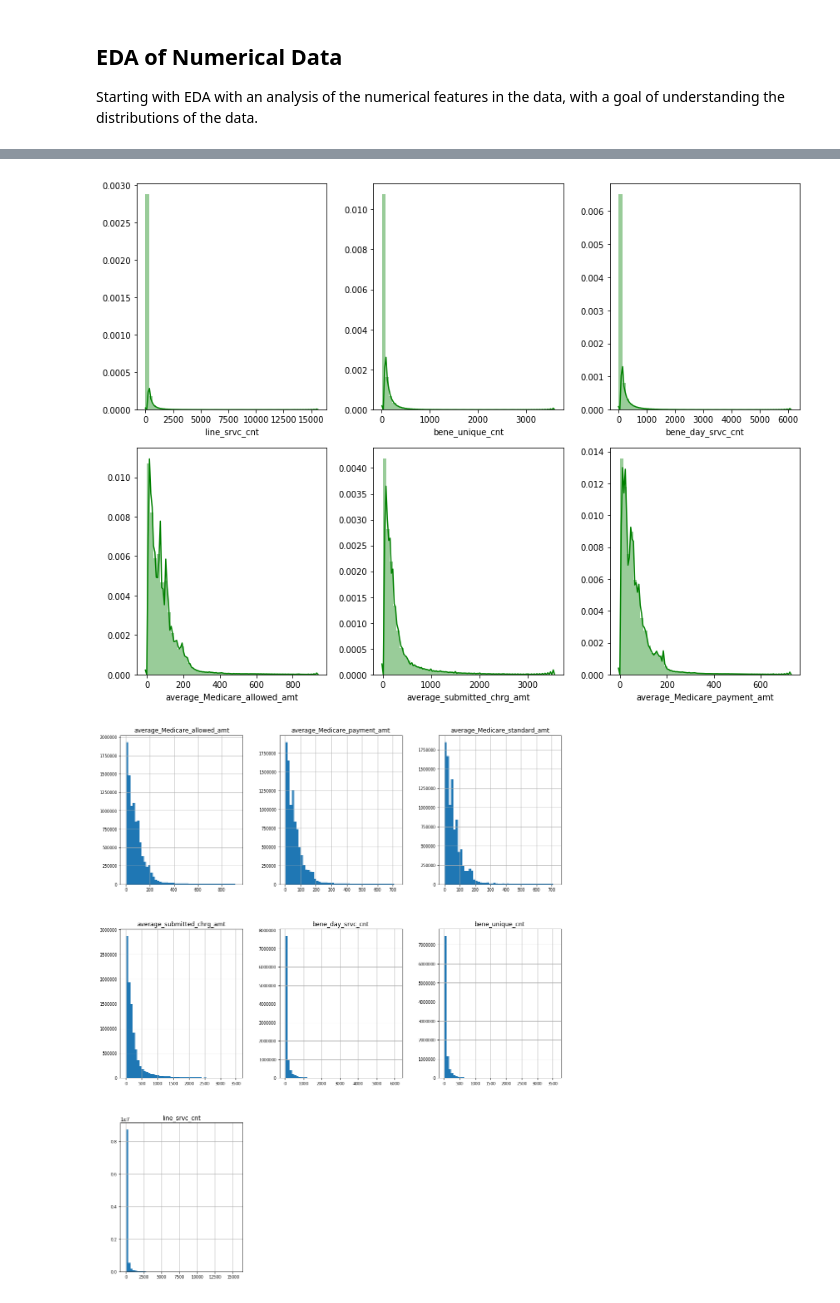
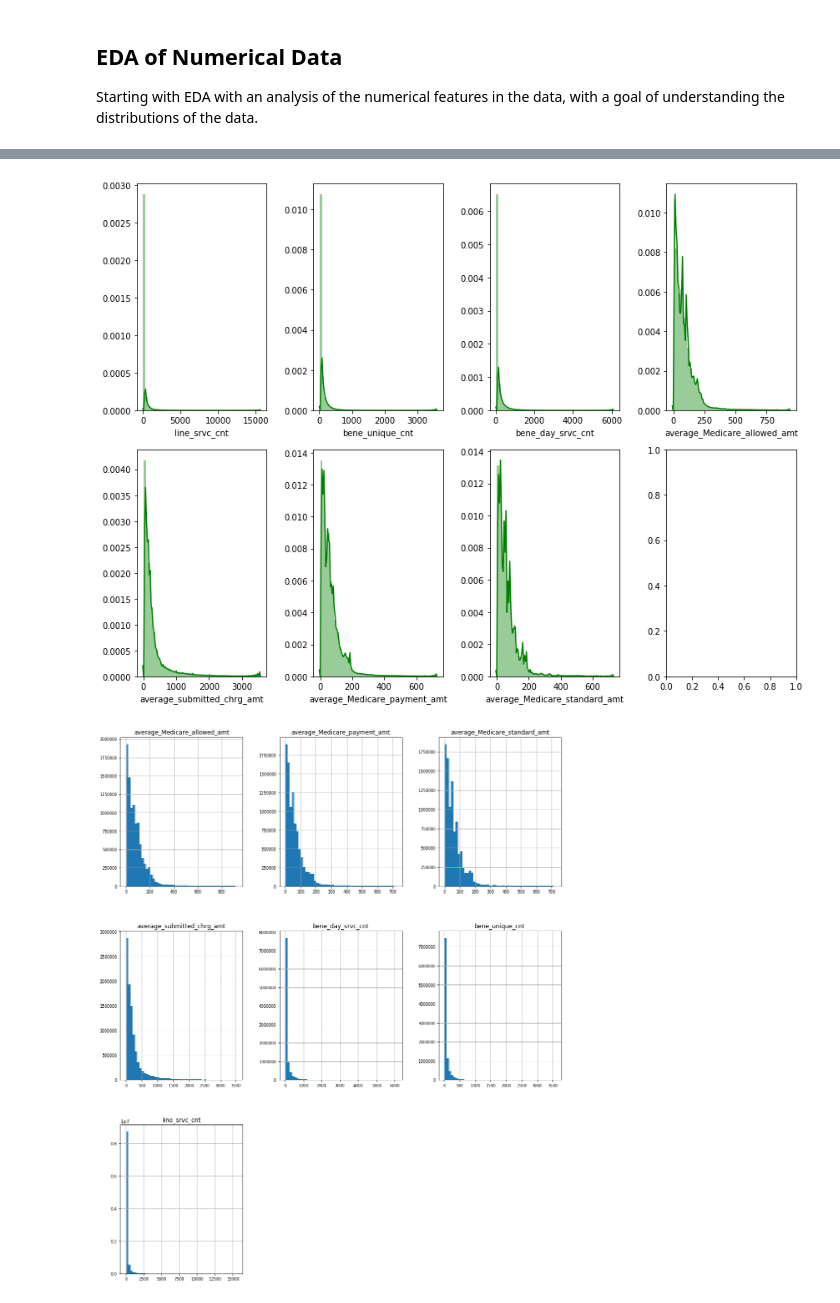
Before and after one commit to cmarshall1999/308Project1, a Jupyter notebook: Project1-EDA.ipynb, the cells around one changed output, grey strips where cells are left out. Saved outputs shown, nothing was run; the diff lists cells and outputs as text; code cells hidden in the pictures.

```diff
--- a/Project1-EDA.ipynb
+++ b/Project1-EDA.ipynb
@@ -125,15 +125,15 @@ memory usage: 591.4 MB
 | 75% | 1.180000e+02 | 7.600000e+01 | 1.070000e+02 | 1.114200e+02 | 2.880000e+02 | ... |
 | max | 1.561200e+04 | 3.590000e+03 | 6.096000e+03 | 9.309430e+02 | 3.544182e+03 | ... |
 # %%
-fig, axes = plt.subplots(round(len(df_num.columns) / 3), 3, figsize=(12,9))
+fig, axes = plt.subplots(round(len(df_num.columns) / 3), 4, figsize=(12,9))
 
 for i, ax in enumerate(fig.axes):
     if i < len(df_num.columns):
         sns.distplot(df_num.iloc[:,i], color='g', ax=ax) #hist_kws={'alpha': 0.4})
 
 fig.tight_layout()
 # %% [output]
-[figure, old version]
+[figure, new version]
 # %%
 df_num.hist(figsize=(16, 20), bins = 50, xlabelsize=8, ylabelsize=8);
 # %% [output]
```
Also changed, not shown: parts of 1 cell of this notebook, 4 other files.
